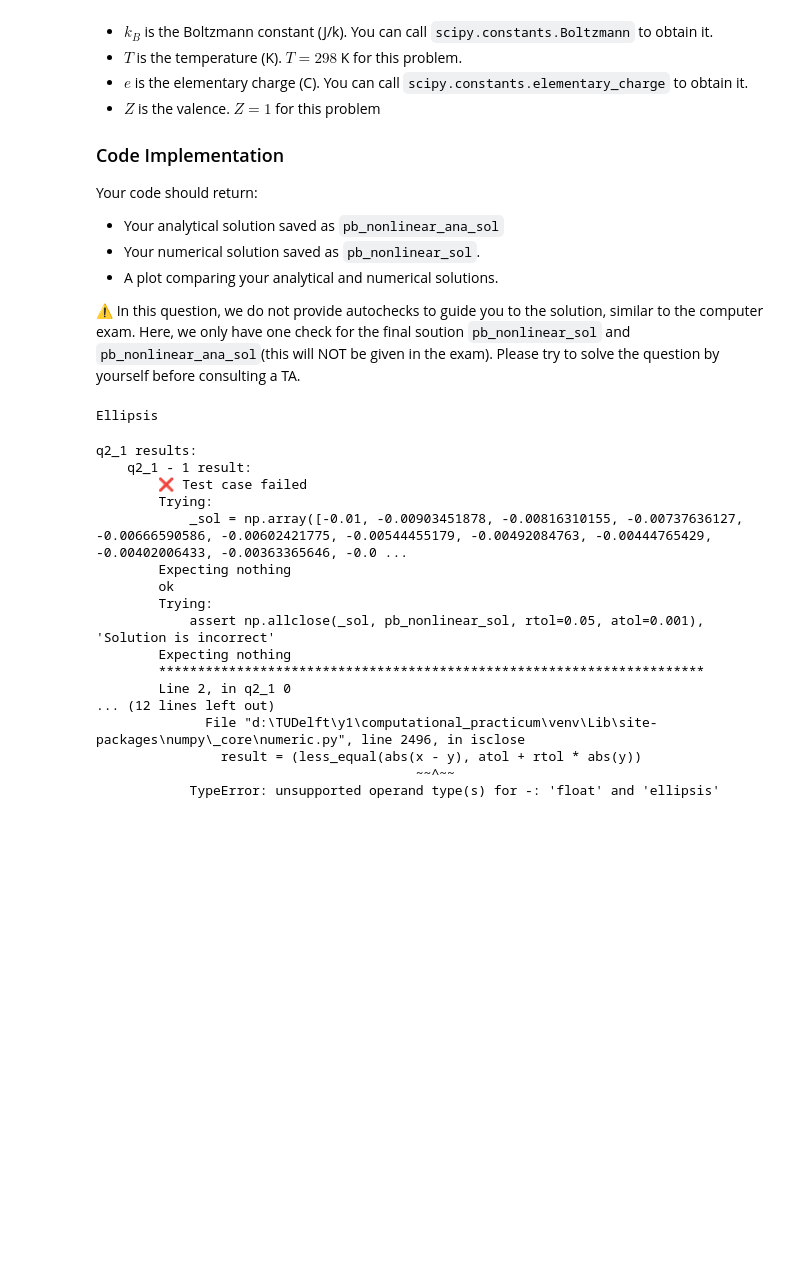
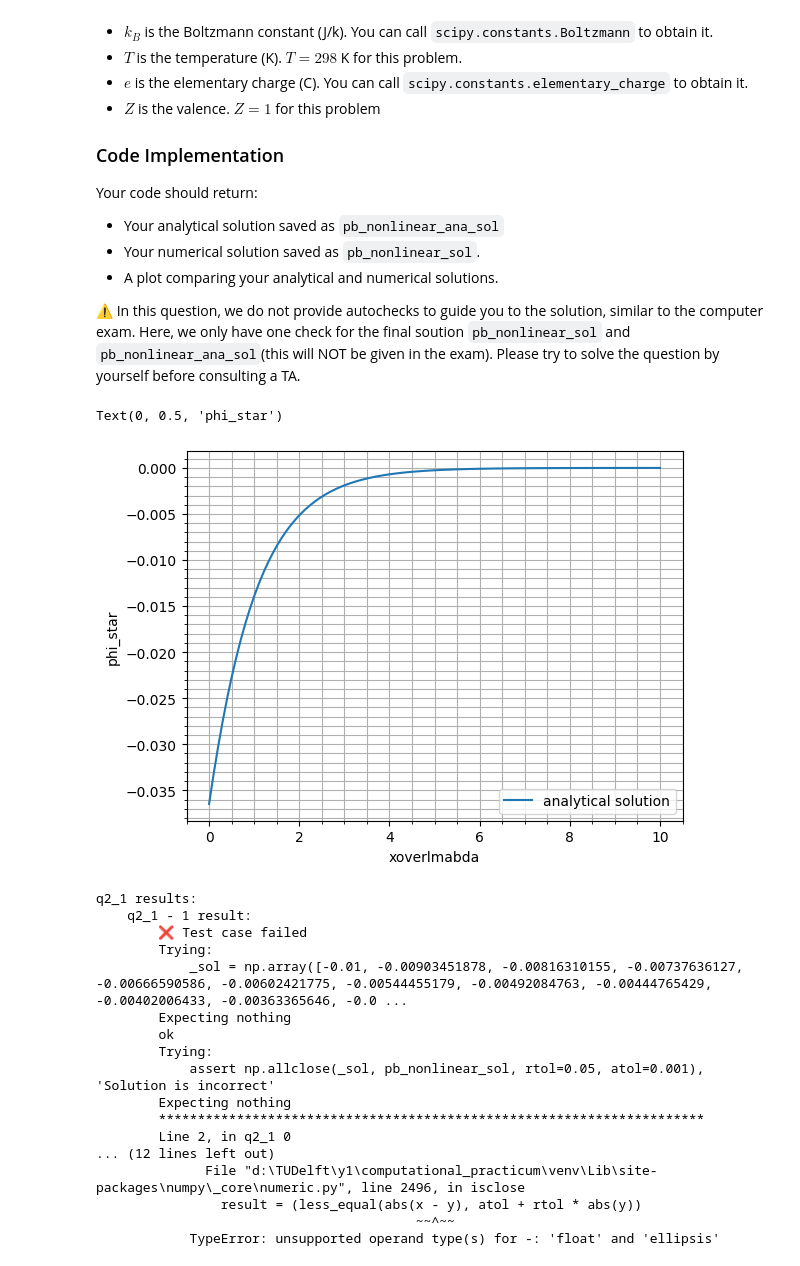
Before and after one commit to Xikiee/computational_practicum, a Jupyter notebook: assignments/Assignment_Q1_L6.ipynb, the cells around one changed output. Cells and saved outputs as stored; diff of their text form; code cells hidden in the pictures; blank space fills up the shorter version.

```diff
--- a/assignments/Assignment_Q1_L6.ipynb
+++ b/assignments/Assignment_Q1_L6.ipynb
@@ -415,15 +415,79 @@ Your code should return:
 
 ⚠️ In this question, we do not provide autochecks to guide you to the solution, similar to the computer exam. Here, we only have one check for the final soution `pb_nonlinear_sol` and `pb_nonlinear_ana_sol`(this will NOT be given in the exam). Please try to solve the question by yourself before consulting a TA.
 # %%
-...
+#define the parameters:
+V_T= 0.025875   #thermal voltage
+xoverlambda = np.linspace(0,10,N) # this is also x_star
+phi_0 = -0.01
 
-pb_nonlinear_sol  = ...
-pb_nonlinear_ana_sol = ...
+
+analytical_temp = 298
+valence = 1 #Z
+K_b = scipy.constants.Boltzmann
+e = scipy.constants.elementary_charge
+
+matrix_size = N-1
+
+
+"""
+Analytical solution for this problem:
+"""
+
+def analyticalGouyChapman(xoverlambda:np.ndarray, T:float, Z:float, phi0: float,K_b:float, e:float)->np.ndarray:
+
+    term1 = (4*K_b*T)/(Z*e)
+    term2 = (4*e*phi0)/(4*K_b*T)
+    phi = term1*np.arctan(np.tanh(term2)*np.exp(-xoverlambda))
+    return phi
+
+
+"""
+Boundary condition:
+At wall: Dirichlet boundary: phi_star = phi_0/V_T
+Far right: Neumann boudnary: dphi_star/dx_star (x_star =10) = 0
+"""
+
+
+"""
+Defining the matrix:
+notice the equation is in the following form:
+d2phi_star/dx2 = sin(phi_star)
+where phi_star is on the RHS and is a function of sin, applying the finite difference method and moving the sin(phi) to LHS results in the following:
+1*phi_star[i-1] - 2*phi_star[i] -h**2 *np.sin(phi_star[i]) + 1*phi_star[1+1] = 0
+notice np.sin(phi_star[i]) is dependent on phi_star itself, making this a non-linear system.
+to remove it, one can use Newton-Raphson solving for F(phi_star) = 0
+
+"""
+#Create the jacobi matrix:
+def jacobian(phi_inner:int, matrix_size)->np.ndarray:
+    """
+    This function returns the Jacobi matrix of size ((matrix_size, matrix_size)) for the given phi_inner
+    """
+    J = np.zeros((matrix_size,matrix_size))
+
+    return
+
+
+matrix_size = N
+A = np.eye(matrix_size)
+
+
+
+# pb_nonlinear_sol  = ...
+pb_nonlinear_ana_sol = analyticalGouyChapman(xoverlambda,analytical_temp,valence,phi0,K_b,e)
+
 
 # Plot results
-...
+fig,axes = plt.subplots(1, squeeze = False)
+axes[0,0].plot(xoverlambda,pb_nonlinear_ana_sol, label= "analytical solution")
+axes[0,0].legend()
+axes[0,0].minorticks_on()
+axes[0,0].grid(which = "both")
+axes[0,0].set_xlabel("xoverlmabda")
+axes[0,0].set_ylabel("phi_star")
 # %% [output]
-Ellipsis
+Text(0, 0.5, 'phi_star')
+[figure, added]
 # %%
 grader.check("q2_1")
 # %% [output]
```
